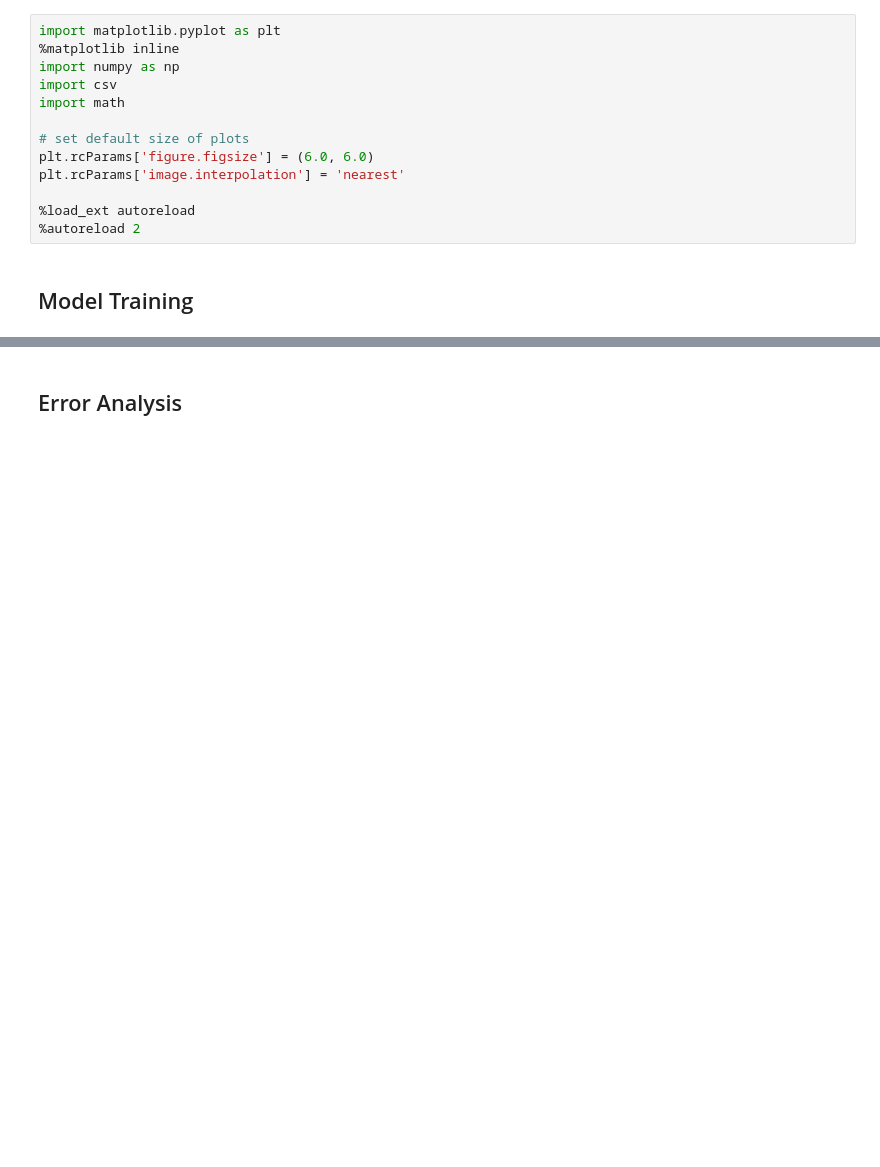
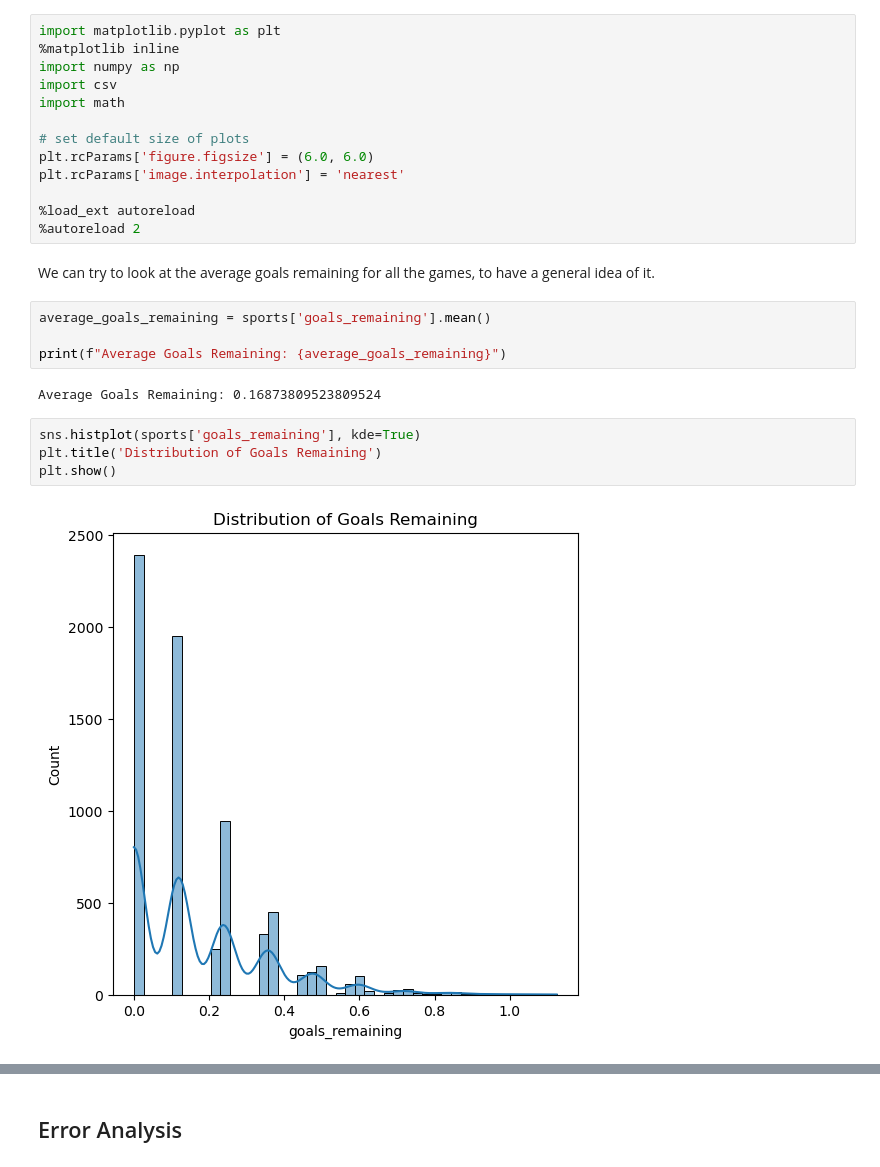
Before and after one commit to ReyObejero/2324-t3-stintsy-s11-g4-machine-project, a Jupyter notebook: STINTSY-S11-MP.ipynb, the cells around one changed output, grey strips where cells are left out. Saved outputs shown, nothing was run; the diff lists cells and outputs as text; blank space fills up the shorter version.

```diff
--- a/STINTSY-S11-MP.ipynb
+++ b/STINTSY-S11-MP.ipynb
@@ -350,5 +451,17 @@ plt.rcParams['image.interpolation'] = 'nearest'
 
 %load_ext autoreload
 %autoreload 2
-# %% [markdown]
-## Model Training
+# %% [markdown]
+We can try to look at the average goals remaining for all the games, to have a general idea of it.
+# %%
+average_goals_remaining = sports['goals_remaining'].mean()
+
+print(f"Average Goals Remaining: {average_goals_remaining}")
+# %% [output]
+Average Goals Remaining: 0.16873809523809524
+# %%
+sns.histplot(sports['goals_remaining'], kde=True)
+plt.title('Distribution of Goals Remaining')
+plt.show()
+# %% [output]
+[figure, added]
```
Also changed, not shown: parts of 18 cells of this notebook.
